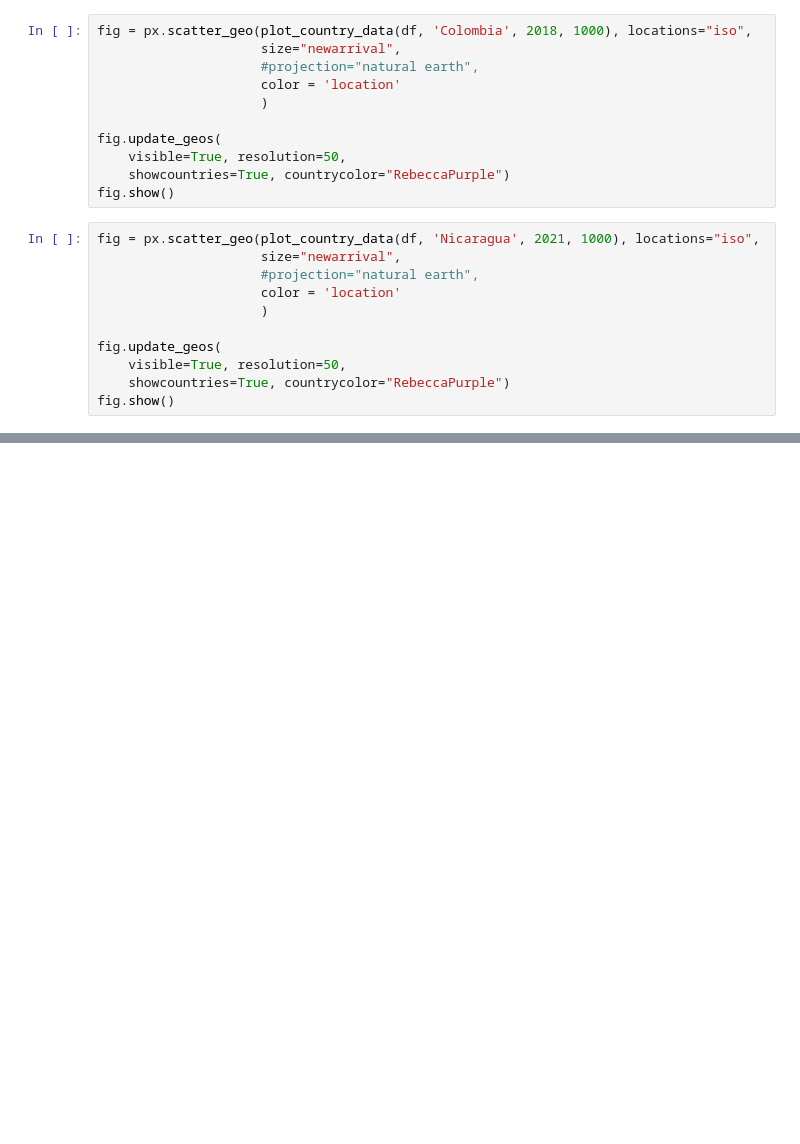
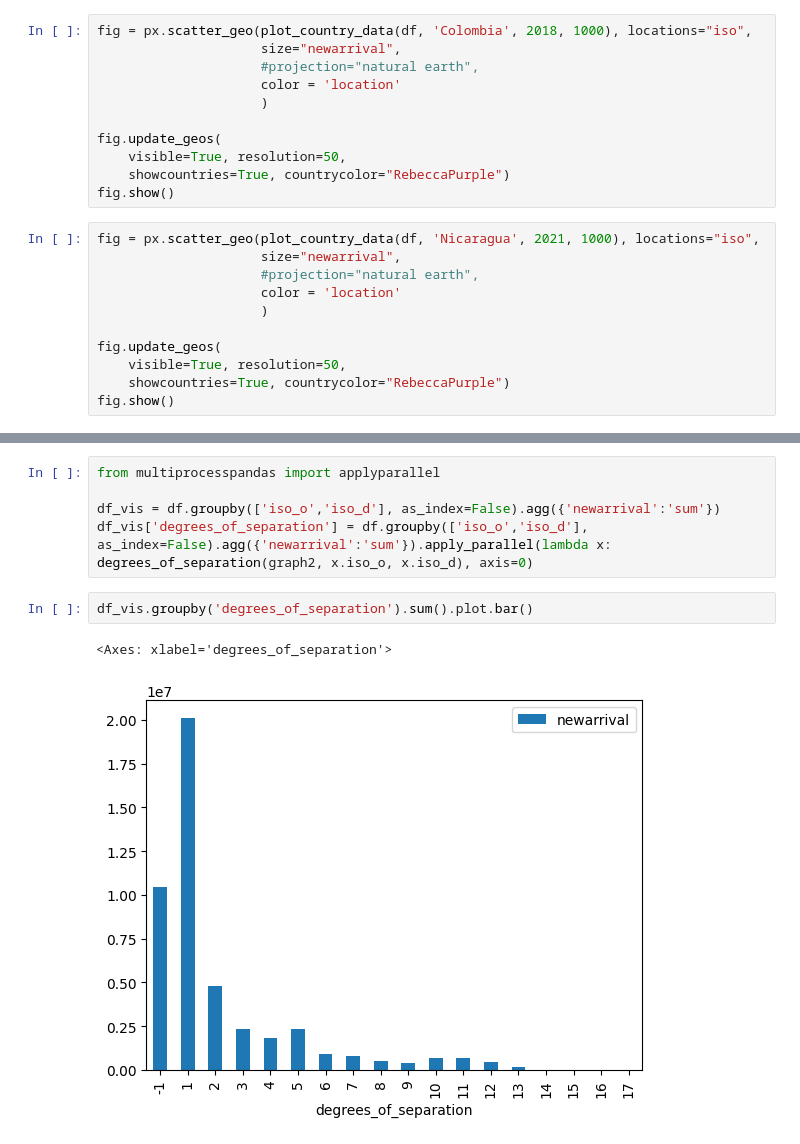
Before and after one commit to 4Freye/refugees, a Jupyter notebook: notebooks/descriptive_analysis/02_ef_descriptive_analysis.ipynb, the cells around one changed output, grey strips where cells are left out. Saved outputs shown, nothing was run; the diff lists cells and outputs as text; blank space fills up the shorter version.

```diff
--- a/notebooks/descriptive_analysis/02_ef_descriptive_analysis.ipynb
+++ b/notebooks/descriptive_analysis/02_ef_descriptive_analysis.ipynb
@@ -289,0 +302,10 @@ fig.show()
+# %%
+from multiprocesspandas import applyparallel
+
+df_vis = df.groupby(['iso_o','iso_d'], as_index=False).agg({'newarrival':'sum'})
+df_vis['degrees_of_separation'] = df.groupby(['iso_o','iso_d'], as_index=False).agg({'newarrival':'sum'}).apply_parallel(lambda x: degrees_of_separation(graph2, x.iso_o, x.iso_d), axis=0)
+# %%
+df_vis.groupby('degrees_of_separation').sum().plot.bar()
+# %% [output]
+<Axes: xlabel='degrees_of_separation'>
+[figure, added]
```
Also changed, not shown: parts of 25 cells of this notebook, 2 other files.
